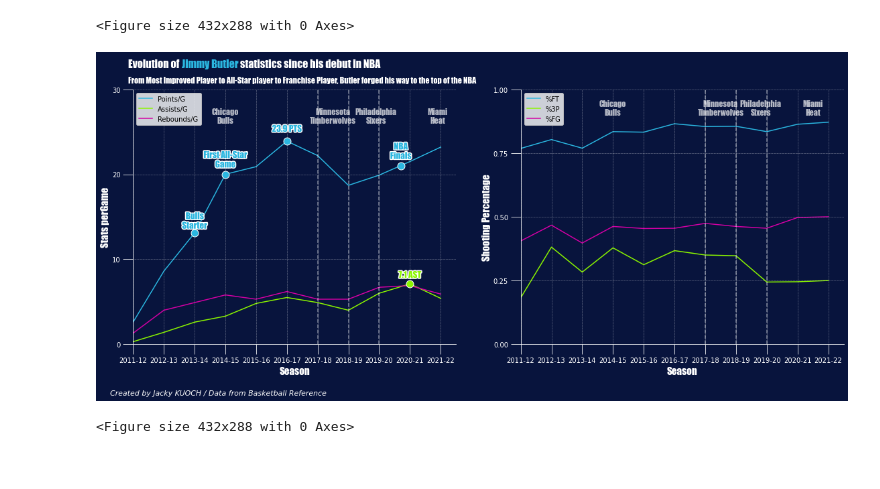
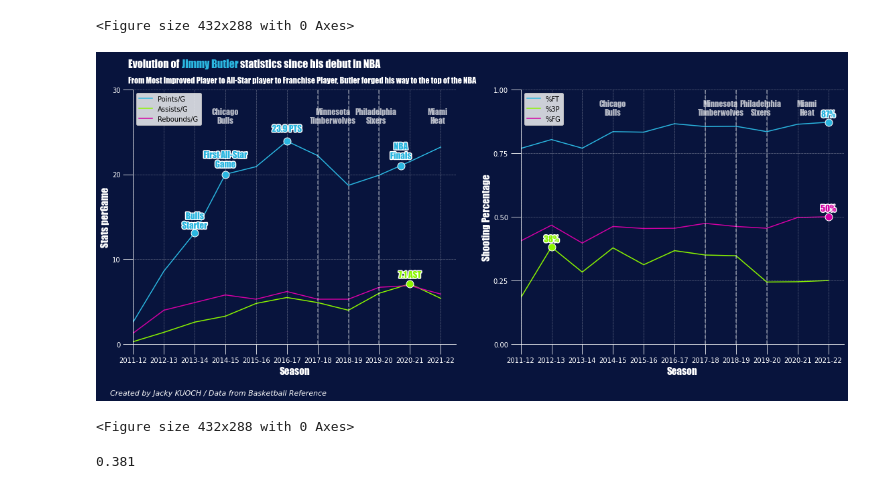
Before and after one commit to JackyKch/JimmyButler, a Jupyter notebook: coding/career_stats.ipynb, the cells around one changed output. Drawn from its saved outputs; the diff is of its cells as text; code cells hidden in the pictures.

```diff
--- a/coding/career_stats.ipynb
+++ b/coding/career_stats.ipynb
@@ -302,7 +302,7 @@ axs[1].text(7.8, 0.9, "Philadelphia\nSixers", fontsize=12, ha="center", color="w
 
 ## Miami Heat
 axs[0].text(9.9, 26, "Miami\nHeat", fontsize=12, ha="center", color="w",alpha = 0.7,zorder =2, **hfont)
-axs[1].text(9.5, 0.9, "Miami\nHeat", fontsize=12, ha="center", color="w",alpha = 0.7,zorder =2, **hfont)
+axs[1].text(9.3, 0.9, "Miami\nHeat", fontsize=12, ha="center", color="w",alpha = 0.7,zorder =2, **hfont)
 
 
 # Add points on key dates
@@ -312,32 +312,52 @@ axs[0].scatter(x='2016-17',y=23.9, s=120, color="#2bb6e0", edgecolors="w", lw=1,
 ptsmax = axs[0].text(x='2016-17', y=25, s="23.9 PTS", fontsize=13, ha="center", color="#2bb6e0", **hfont)
 ptsmax.set_path_effects([path_effects.withStroke(linewidth=3, foreground="w")])
 
 ## Highest Average Assists
 axs[0].scatter(x='2020-21',y=7.1, s=120, color="#8BF600", edgecolors="w", lw=1, zorder=3 )
 astmax = axs[0].text(x='2020-21', y=7.8, s="7.1 AST", fontsize=13, ha="center", color="#8BF600", **hfont)
 astmax.set_path_effects([path_effects.withStroke(linewidth=3, foreground="w")])
 
 ## First All-Star Game
 axs[0].scatter(x='2014-15',y=20, s=120, color="#2bb6e0", edgecolors="w", lw=1, zorder=3 )
 asg = axs[0].text(x='2014-15', y=20.8, s="First All-Star\nGame", fontsize=13, ha="center", color="#2bb6e0", **hfont)
 asg.set_path_effects([path_effects.withStroke(linewidth=3, foreground="w")])
 
 ## Became Starter
 axs[0].scatter(x='2013-14',y=13.1, s=120, color="#2bb6e0", edgecolors="w", lw=1, zorder=3 )
 starter = axs[0].text(x='2013-14', y=13.6, s="Bulls\nStarter", fontsize=13, ha="center", color="#2bb6e0", **hfont)
 starter.set_path_effects([path_effects.withStroke(linewidth=3, foreground="w")])
 
 ## NBA Finals
 axs[0].scatter(x=8.7,y=21, s=120, color="#2bb6e0", edgecolors="w", lw=1, zorder=3 )
 finals = axs[0].text(x=8.7, y=21.8, s="NBA\nFinals", fontsize=13, ha="center", color="#2bb6e0", **hfont)
 finals.set_path_effects([path_effects.withStroke(linewidth=3, foreground="w")])
 
+## Highest FT Percentage
+axs[1].scatter(x='2021-22',y=0.87, s=120, color="#2bb6e0", edgecolors="w", lw=1, zorder=3 )
+ftmax = axs[1].text(x='2021-22', y=0.89, s="87%", fontsize=13, ha="center", color="#2bb6e0", **hfont)
+ftmax.set_path_effects([path_effects.withStroke(linewidth=3, foreground="w")])
+
+## Highest FGPercentage
+axs[1].scatter(x='2021-22',y=0.5, s=120, color="#D200A4", edgecolors="w", lw=1, zorder=3 )
+fgmax = axs[1].text(x='2021-22', y=0.52, s="50%", fontsize=13, ha="center", color="#D200A4", **hfont)
+fgmax.set_path_effects([path_effects.withStroke(linewidth=3, foreground="w")])
+
+## Highest 3PTPercentage
+axs[1].scatter(x='2012-13',y=0.381, s=120, color="#8BF600", edgecolors="w", lw=1, zorder=3 )
+fgmax = axs[1].text(x='2012-13', y=0.4, s="38%", fontsize=13, ha="center", color="#8BF600", **hfont)
+fgmax.set_path_effects([path_effects.withStroke(linewidth=3, foreground="w")])
+
+
 #Add legend
 axs[0].legend(loc='upper left')
 axs[1].legend(loc='upper left')
 
 plt.show()
 plt.tight_layout()
 # %% [output]
-[figure, old version]
+[figure, new version]
 <Figure size 432x288 with 0 Axes>
+# %%
+df["3P%"].max()
+# %% [output]
+0.381
```
Also changed, not shown: parts of 1 cell of this notebook.
